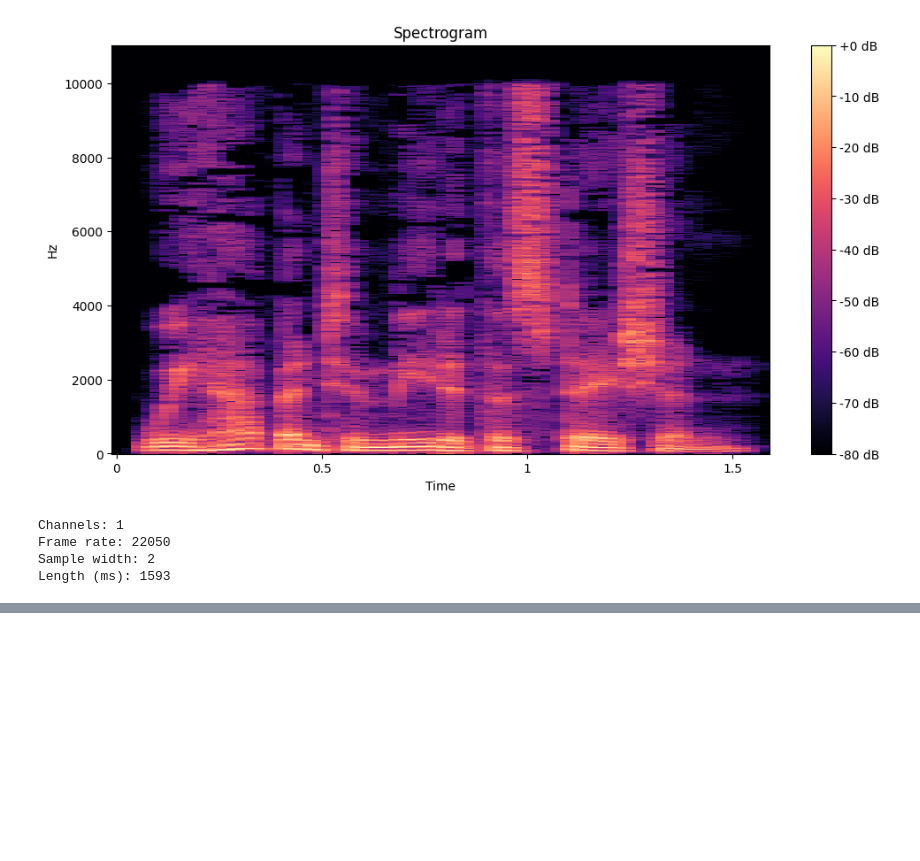
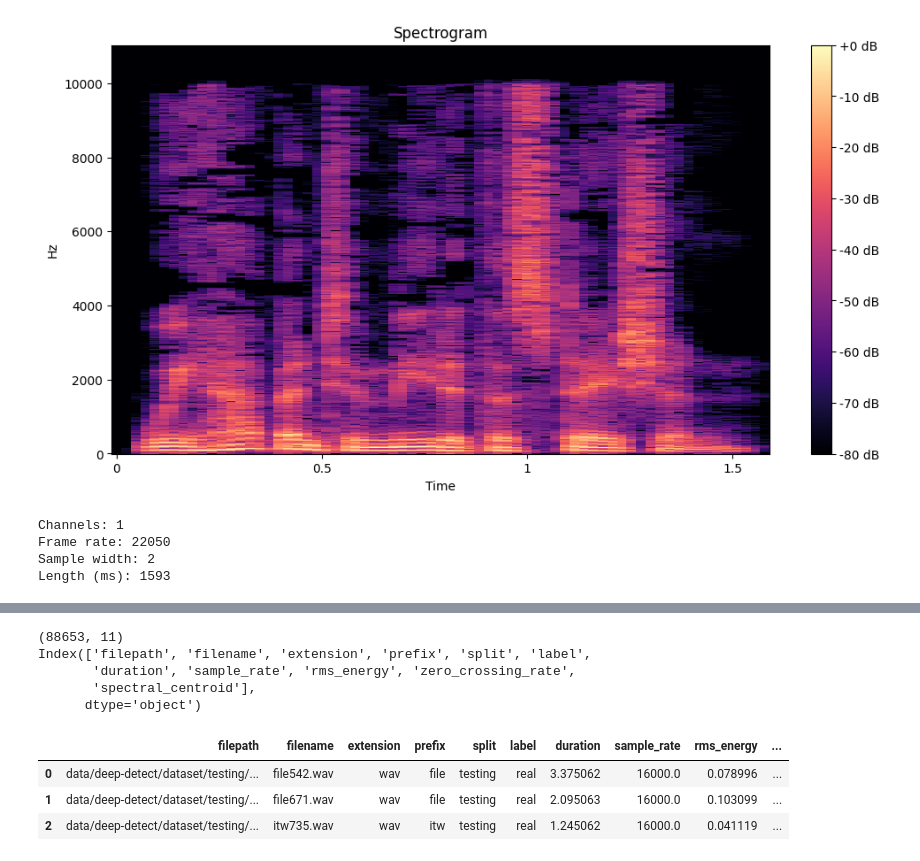
Before and after one commit to Ardacandra/deepdetect_audio_deepfake_detection_challenge, a Jupyter notebook: nb_00_eda.ipynb, the cells around one changed output, grey strips where cells are left out. Cells and saved outputs as stored; diff of their text form; code cells hidden in the pictures; blank space fills up the shorter version.

Commit message:
add script to extract train/test basic audio feats

```diff
--- a/nb_00_eda.ipynb
+++ b/nb_00_eda.ipynb
@@ -147,0 +154,36 @@ Audio(sample_mp3)  # plays the file
+# %%
+# ---------- COLLECT FILES ----------
+records = []
+
+for split in ["testing", "training"]:
+    for label in ["real", "fake"]:
+        folder = os.path.join(DATA_PATH, split, label)
+        if not os.path.exists(folder):
+            continue
+        for fname in os.listdir(folder):
+            fpath = os.path.join(folder, fname)
+            if os.path.isfile(fpath):
+                name, ext = os.path.splitext(fpath)
+                prefix = ''.join(ch for ch in name if not ch.isdigit())
+                ext = ext.lower().lstrip(".")
+
+                features = extract_audio_features(fpath)
+
+                record = {
+                    "filepath": fpath,
+                    "filename": fname,
+                    "extension": ext,
+                    "prefix": prefix,
+                    "split": split,
+                    "label": label
+                }
+                record.update(features)
+                records.append(record)
+
+# ---------- TO DATAFRAME ----------
+df = pd.DataFrame(records)
+
+# ---------- SUMMARY ----------
+print(df.head())
+print(f"\nTotal files: {len(df)}")
+print(df.groupby(["split", "label"]).size())
@@ -147,0 +232,17 @@ Audio(sample_mp3)  # plays the file
+# %%
+#fix prefix to exclude the folder paths
+df['prefix'] = df['prefix'].apply(lambda x:x.split("/")[-1])
+# %%
+print(df.shape)
+print(df.columns)
+df.head(3)
+# %% [output]
+(88653, 11)
+Index(['filepath', 'filename', 'extension', 'prefix', 'split', 'label',
+       'duration', 'sample_rate', 'rms_energy', 'zero_crossing_rate',
+       'spectral_centroid'],
+      dtype='object')
+|  | filepath | filename | extension | prefix | split | label | duration | sample_rate | rms_energy | ... |
+| 0 | data/deep-detect/dataset/testing/... | file542.wav | wav | file | testing | real | 3.375062 | 16000.0 | 0.078996 | ... |
+| 1 | data/deep-detect/dataset/testing/... | file671.wav | wav | file | testing | real | 2.095063 | 16000.0 | 0.103099 | ... |
+| 2 | data/deep-detect/dataset/testing/... | itw735.wav | wav | itw | testing | real | 1.245062 | 16000.0 | 0.041119 | ... |
```
Also changed, not shown: parts of 4 cells of this notebook, 1 other file.
